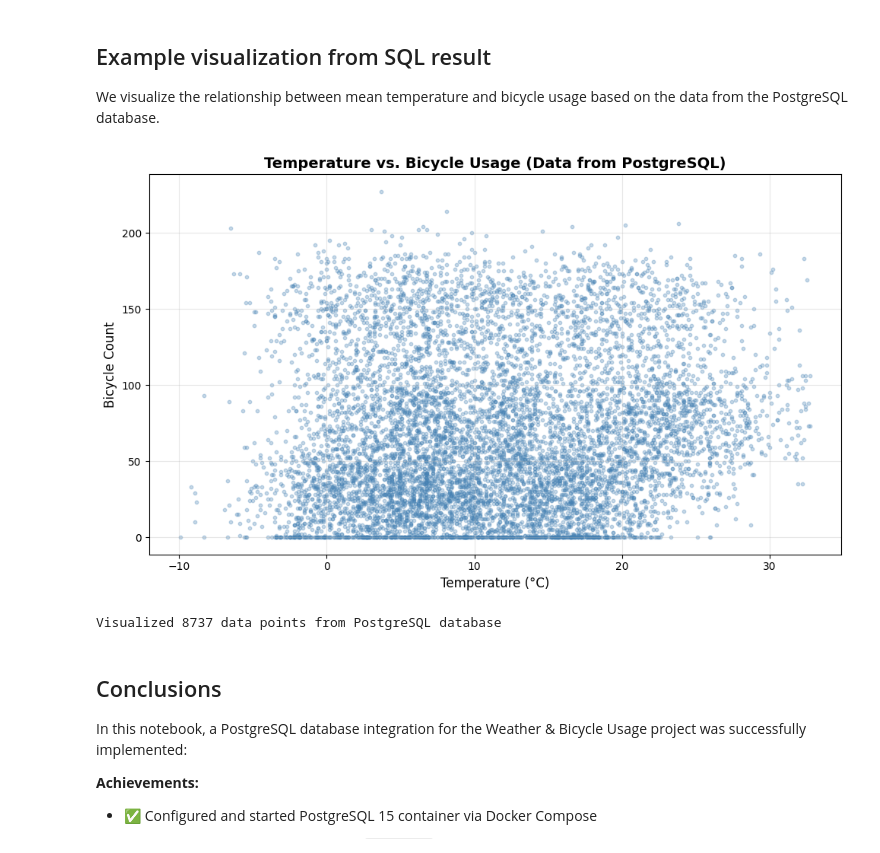
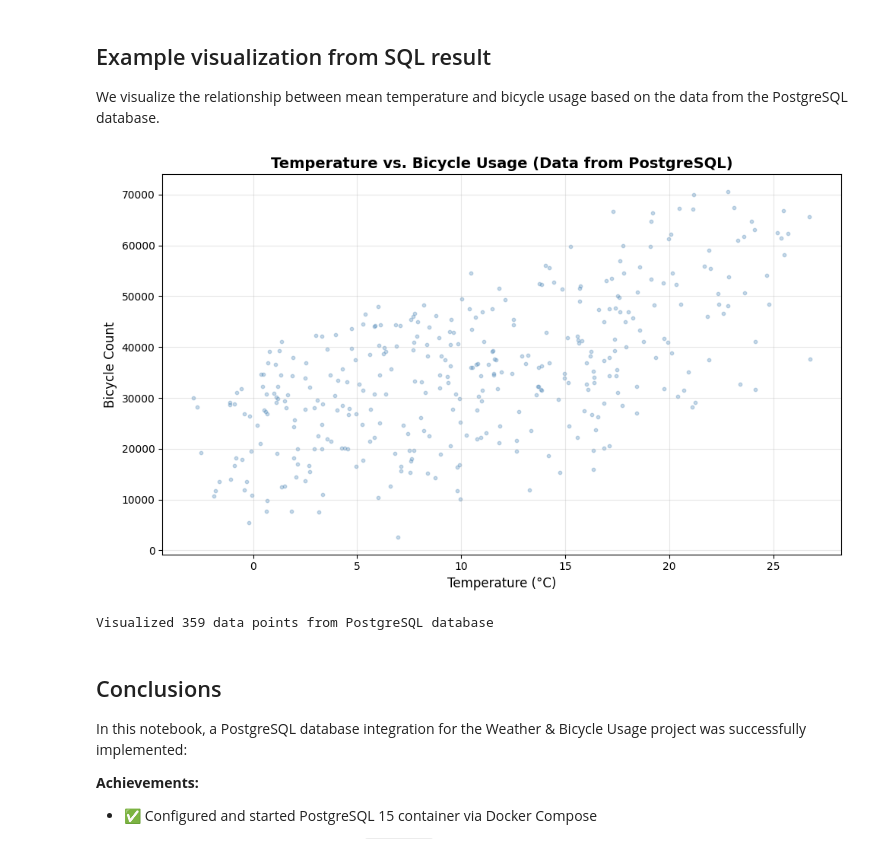
Before and after one commit to zulliand/data_analytics_project, a Jupyter notebook: notebooks/05_database.ipynb, the cells around one changed output. Saved outputs shown, nothing was run; the diff lists cells and outputs as text; code cells hidden in the pictures.

```diff
--- a/notebooks/05_database.ipynb
+++ b/notebooks/05_database.ipynb
@@ -52,9 +52,9 @@ After starting the container, we can connect to the PostgreSQL database from Pyt
 # Database connection parameters
 conn_params = {
     'host': 'localhost',
-    'database': 'weatherbike',
-    'user': 'student',
-    'password': 'student123',
+    'database': 'postgres',
+    'user': 'pgadmin',
+    'password': 'geheim',
     'port': '5432'
 }
 
@@ -72,10 +72,10 @@ try:
 
 except Exception as e:
     print(f"Error connecting to PostgreSQL: {e}")
-    print("\nBitte stellen Sie sicher, dass:")
-    print("1. Docker gestartet ist")
-    print("2. Der Container läuft (docker compose up -d)")
-    print("3. Port 5432 nicht bereits verwendet wird")
+    print("\nPlease ensure that:")
+    print("1. Docker is running")
+    print("2. The container is running (docker compose up -d db pgadmin)")
+    print("3. Port 5432 is not already in use")
 # %% [output]
 Successfully connected to PostgreSQL!
 Database version: PostgreSQL 15.15 (Debian 15.15-1.pgdg13+1) on x86_...
@@ -354,39 +368,39 @@ if conn.closed:
 
 # Query data for visualization
 viz_query = """
-SELECT temperature, bike_count
+SELECT temp_mean, bike_count
 FROM bikes_weather
-WHERE temperature IS NOT NULL
+WHERE temp_mean IS NOT NULL
   AND bike_count IS NOT NULL;
 """
 
 viz_df = pd.read_sql(viz_query, conn)
 
 
 # Create scatter plot
 plt.figure(figsize=(10, 6))
 plt.scatter(
-    viz_df["temperature"],
+    viz_df["temp_mean"],
     viz_df["bike_count"],
     alpha=0.3,
     s=10,
     color="steelblue"
 )
 plt.xlabel("Temperature (°C)", fontsize=12)
 plt.ylabel("Bicycle Count", fontsize=12)
 plt.title(
     "Temperature vs. Bicycle Usage (Data from PostgreSQL)",
     fontsize=14,
     fontweight="bold"
 )
 plt.grid(True, alpha=0.3)
 plt.tight_layout()
 plt.show()
 
 print(f"Visualized {len(viz_df)} data points from PostgreSQL database")
 # %% [output]
-[figure, old version]
+[figure, new version]
-Visualized 8737 data points from PostgreSQL database
+Visualized 359 data points from PostgreSQL database
 # %% [markdown]
 ## Conclusions
 
```
Also changed, not shown: parts of 9 cells of this notebook, 8 other files.
